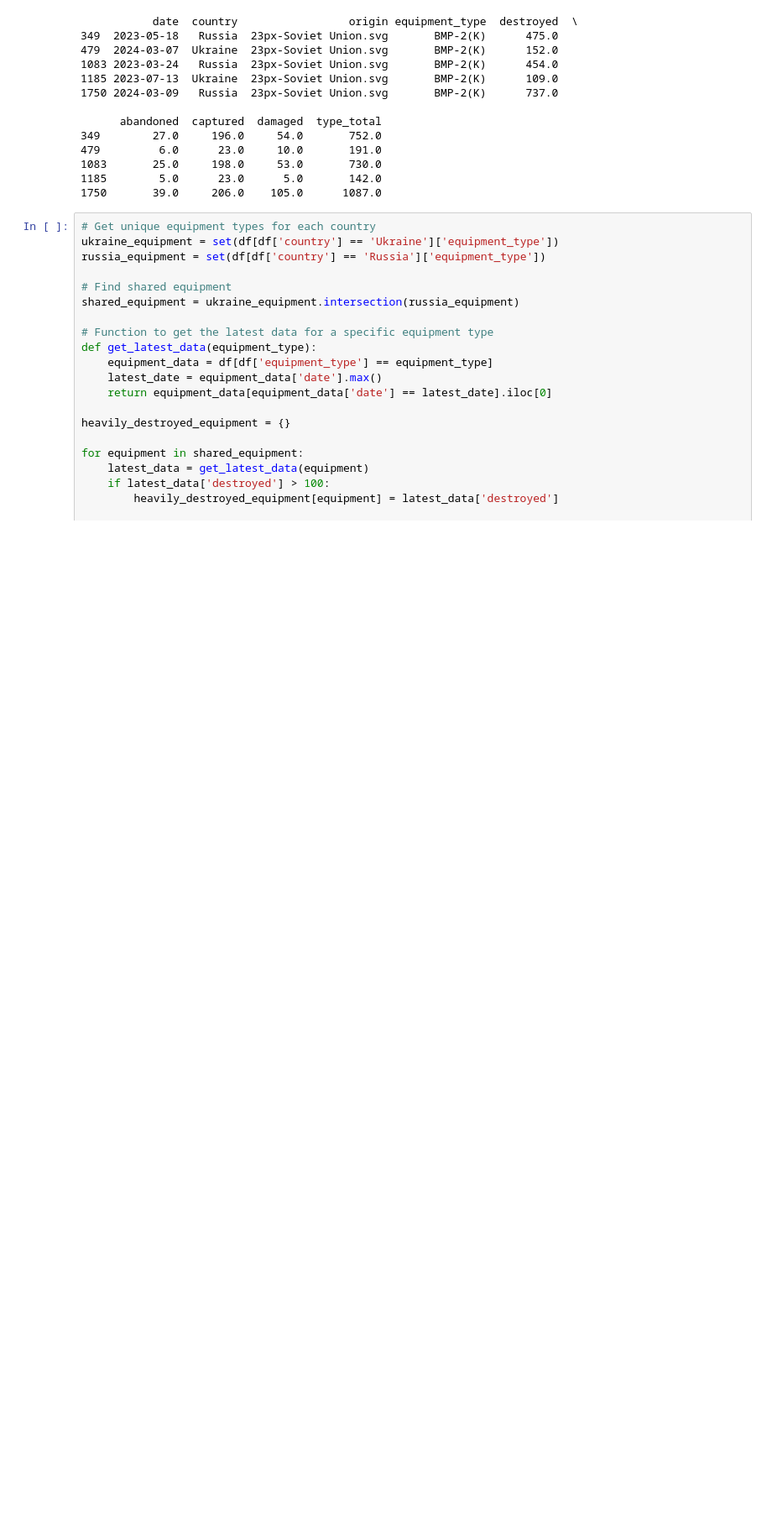
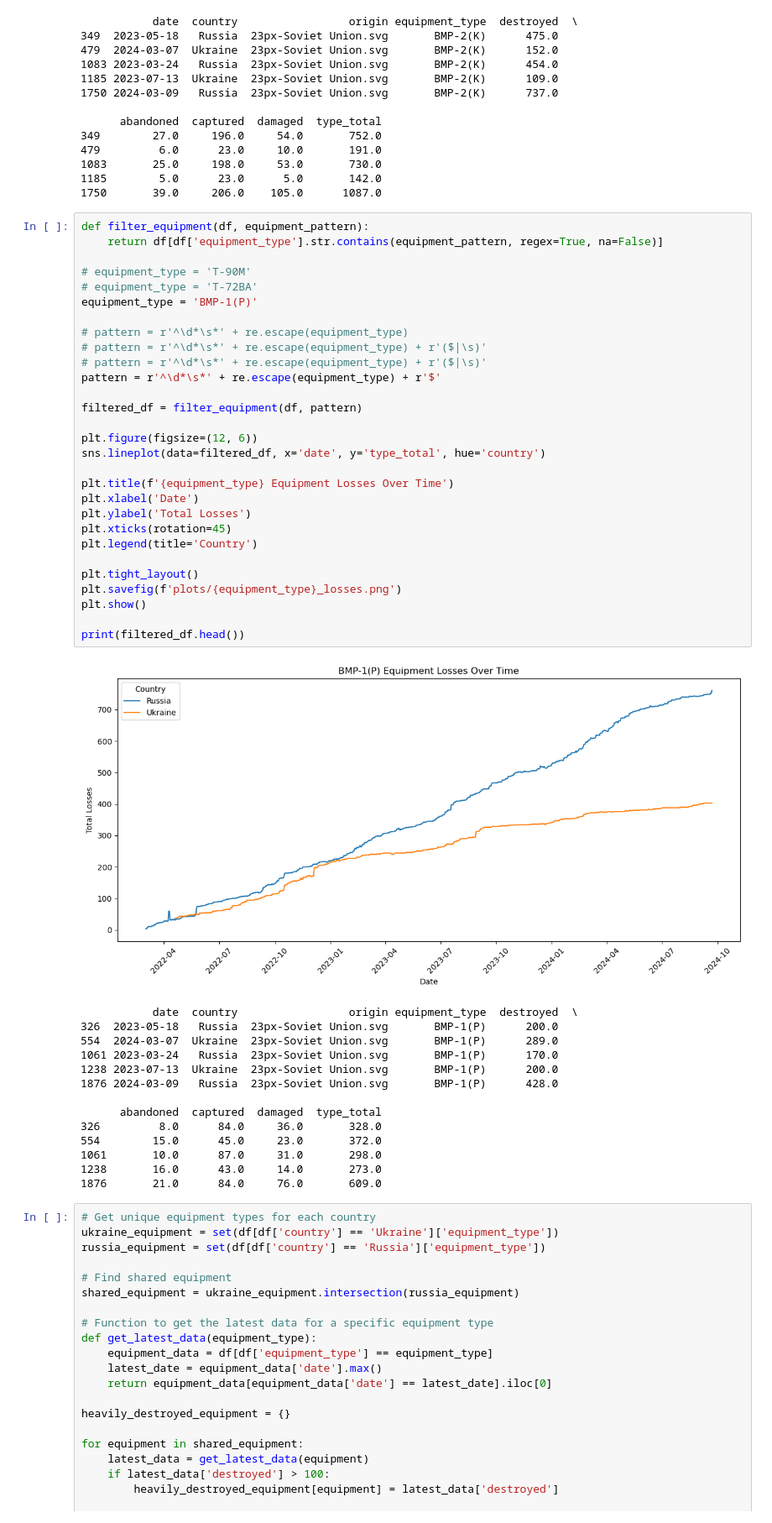
Before and after one commit to m6urns/project3-equipment, a Jupyter notebook: visualization.ipynb, the cells around one changed output. Shown: that part at 84% size. Saved outputs shown, nothing was run; the diff lists cells and outputs as text; blank space fills up the shorter version.

```diff
--- a/visualization.ipynb
+++ b/visualization.ipynb
@@ -154,6 +154,50 @@ print(filtered_df.head())
 1083       25.0     198.0     53.0       730.0
 1185        5.0      23.0      5.0       142.0
 1750       39.0     206.0    105.0      1087.0
+# %%
+def filter_equipment(df, equipment_pattern):
+    return df[df['equipment_type'].str.contains(equipment_pattern, regex=True, na=False)]
+
+# equipment_type = 'T-90M'
+# equipment_type = 'T-72BA'
+equipment_type = 'BMP-1(P)'
+
+# pattern = r'^\d*\s*' + re.escape(equipment_type)
+# pattern = r'^\d*\s*' + re.escape(equipment_type) + r'($|\s)'
+# pattern = r'^\d*\s*' + re.escape(equipment_type) + r'($|\s)'
+pattern = r'^\d*\s*' + re.escape(equipment_type) + r'$'
+
+filtered_df = filter_equipment(df, pattern)
+
+plt.figure(figsize=(12, 6))
+sns.lineplot(data=filtered_df, x='date', y='type_total', hue='country')
+
+plt.title(f'{equipment_type} Equipment Losses Over Time')
+plt.xlabel('Date')
+plt.ylabel('Total Losses')
+plt.xticks(rotation=45)
+plt.legend(title='Country')
+
+plt.tight_layout()
+plt.savefig(f'plots/{equipment_type}_losses.png')
+plt.show()
+
+print(filtered_df.head())
+# %% [output]
+[figure, added]
+           date  country                 origin equipment_type  destroyed  \
+326  2023-05-18   Russia  23px-Soviet Union.svg       BMP-1(P)      200.0
+554  2024-03-07  Ukraine  23px-Soviet Union.svg       BMP-1(P)      289.0
+1061 2023-03-24   Russia  23px-Soviet Union.svg       BMP-1(P)      170.0
+1238 2023-07-13  Ukraine  23px-Soviet Union.svg       BMP-1(P)      200.0
+1876 2024-03-09   Russia  23px-Soviet Union.svg       BMP-1(P)      428.0
+
+      abandoned  captured  damaged  type_total
+326         8.0      84.0     36.0       328.0
+554        15.0      45.0     23.0       372.0
+1061       10.0      87.0     31.0       298.0
+1238       16.0      43.0     14.0       273.0
+1876       21.0      84.0     76.0       609.0
 # %%
 # Get unique equipment types for each country
 ukraine_equipment = set(df[df['country'] == 'Ukraine']['equipment_type'])
```
Also changed, not shown: 2 other files.
